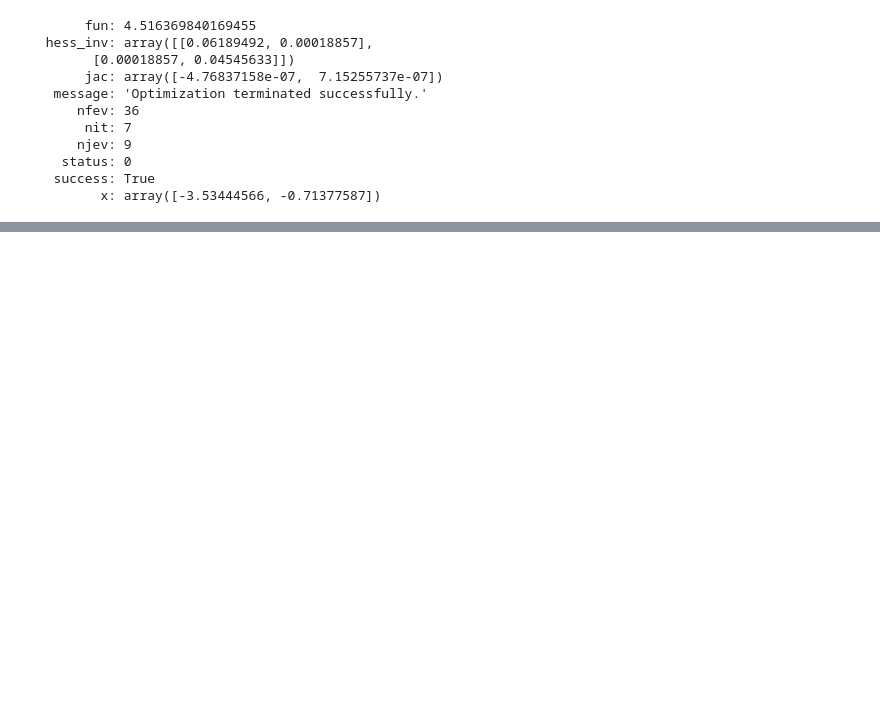
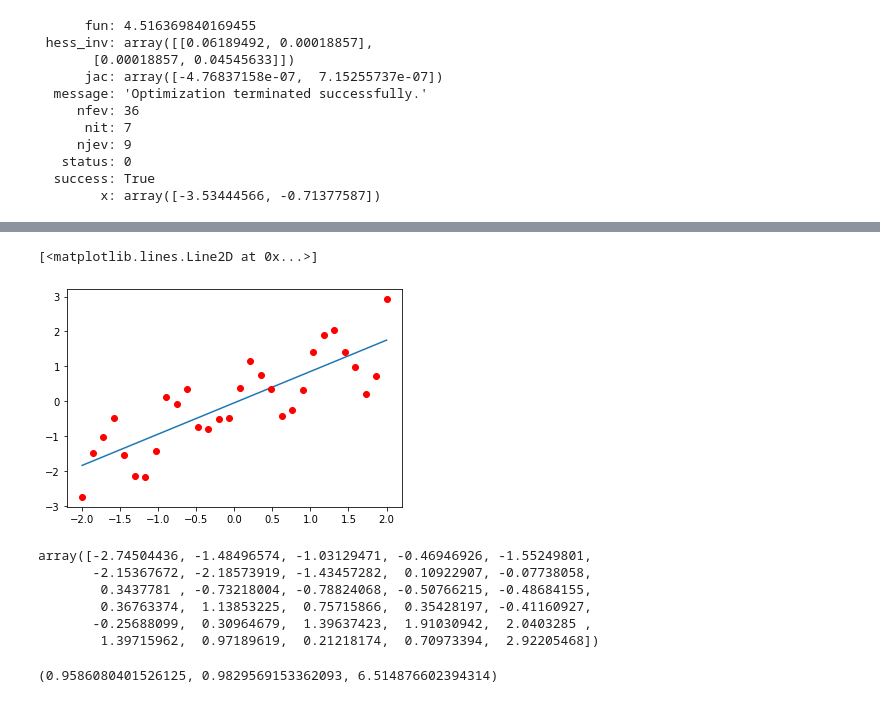
Before and after one commit to angelacpd/Scientific_Python, a Jupyter notebook: Lecture_5.ipynb, the cells around one changed output, grey strips where cells are left out. Saved outputs shown, nothing was run; the diff lists cells and outputs as text; code cells hidden in the pictures; blank space fills up the shorter version.

```diff
--- a/Lecture_5.ipynb
+++ b/Lecture_5.ipynb
@@ -175,0 +195,7 @@ optimize.minimize(f,x0=[-4,-2])
+# %%
+x_fine = np.linspace(-2,2,200)
+plt.plot(x_fine,f(x_fine,a,b))
+plt.plot(x,y,'ro')
+# %% [output]
+[<matplotlib.lines.Line2D at 0x...>]
+[figure, added]
@@ -175,0 +205,14 @@ optimize.minimize(f,x0=[-4,-2])
+# %%
+y
+# %% [output]
+array([-2.74504436, -1.48496574, -1.03129471, -0.46946926, -1.55249801,
+       -2.15367672, -2.18573919, -1.43457282,  0.10922907, -0.07738058,
+        0.3437781 , -0.73218004, -0.78824068, -0.50766215, -0.48684155,
+        0.36763374,  1.13853225,  0.75715866,  0.35428197, -0.41160927,
+       -0.25688099,  0.30964679,  1.39637423,  1.91030942,  2.0403285 ,
+        1.39715962,  0.97189619,  0.21218174,  0.70973394,  2.92205468])
+# %%
+((a,b,c),_) = optimize.curve_fit(g,x,y,(0,0,6))
+a,b,c
+# %% [output]
+(0.9586080401526125, 0.9829569153362093, 6.514876602394314)
```
Also changed, not shown: parts of 7 cells of this notebook.
